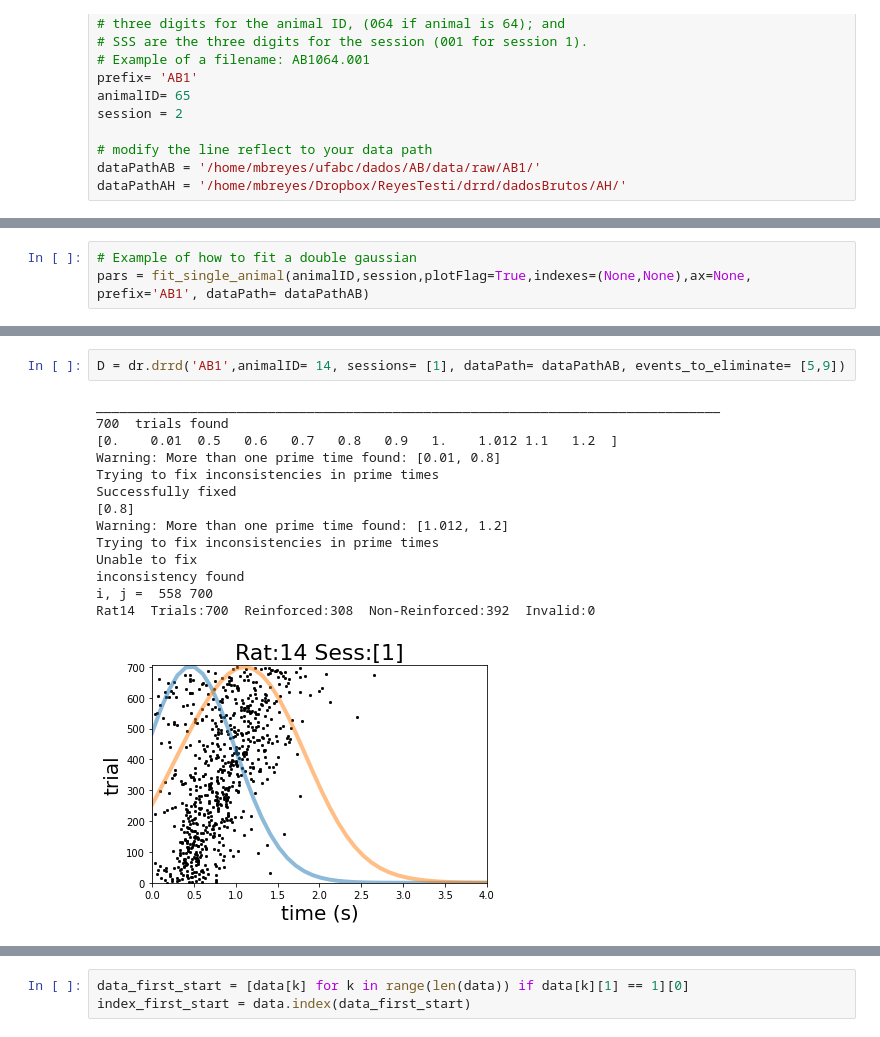
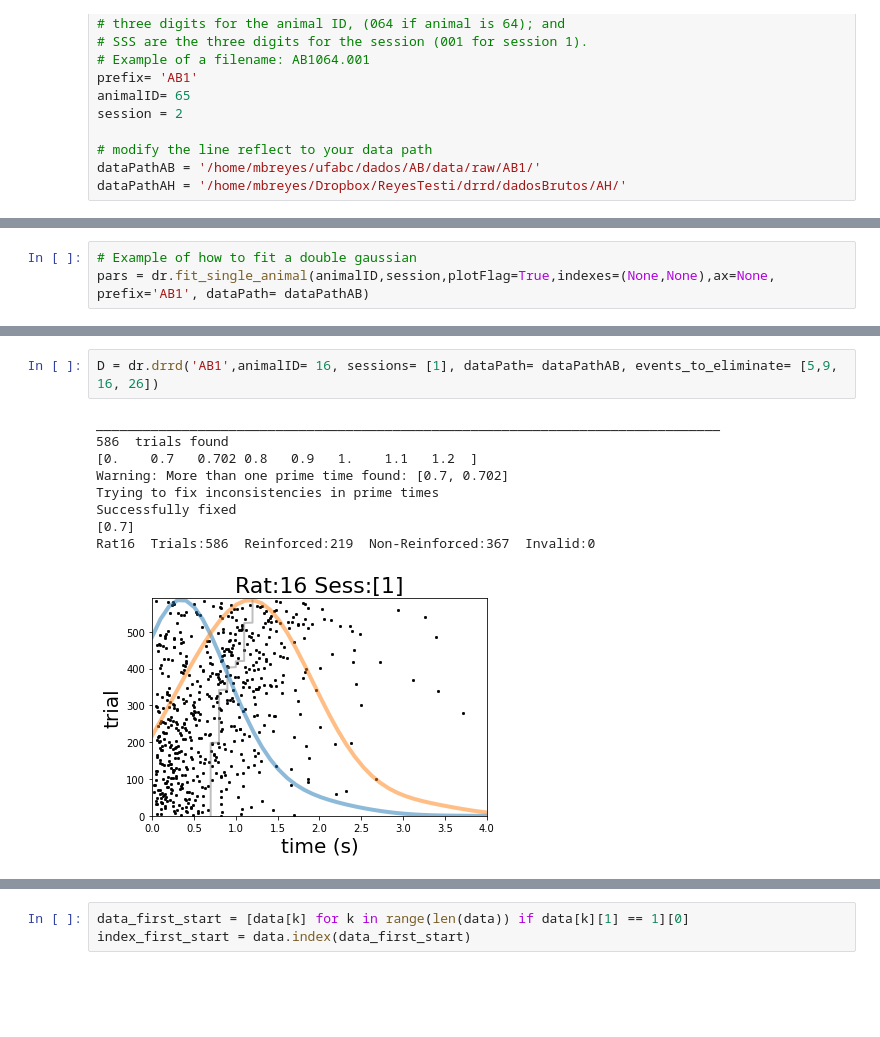
Before and after one commit to marceloreyes/drrd, a Jupyter notebook: python/testDrrd.ipynb, the cells around one changed output, grey strips where cells are left out. Saved outputs shown, nothing was run; the diff lists cells and outputs as text; blank space fills up the shorter version.

```diff
--- a/python/testDrrd.ipynb
+++ b/python/testDrrd.ipynb
@@ -32,6 +28,6 @@ Rat64  Trials:844  Reinforced:237  Non-Reinforced:607  Invalid:0
 # %%
 # Example of how to fit a double gaussian
-pars = fit_single_animal(animalID,session,plotFlag=True,indexes=(None,None),ax=None, prefix='AB1', dataPath= dataPathAB)
+pars = dr.fit_single_animal(animalID,session,plotFlag=True,indexes=(None,None),ax=None, prefix='AB1', dataPath= dataPathAB)
 # %% [output]
 ________________________________________________________________________________
 459  trials found
@@ -41,17 +37,12 @@ Rat65  Trials:459  Reinforced:286  Non-Reinforced:173  Invalid:0
 # %%
-D = dr.drrd('AB1',animalID= 14, sessions= [1], dataPath= dataPathAB, events_to_eliminate= [5,9])
+D = dr.drrd('AB1',animalID= 16, sessions= [1], dataPath= dataPathAB, events_to_eliminate= [5,9, 16, 26])
 # %% [output]
 ________________________________________________________________________________
-700  trials found
-[0.    0.01  0.5   0.6   0.7   0.8   0.9   1.    1.012 1.1   1.2  ]
-Warning: More than one prime time found: [0.01, 0.8]
+586  trials found
+[0.    0.7   0.702 0.8   0.9   1.    1.1   1.2  ]
+Warning: More than one prime time found: [0.7, 0.702]
 Trying to fix inconsistencies in prime times
 Successfully fixed
-[0.8]
-Warning: More than one prime time found: [1.012, 1.2]
-Trying to fix inconsistencies in prime times
-Unable to fix
-inconsistency found
-i, j =  558 700
-Rat14  Trials:700  Reinforced:308  Non-Reinforced:392  Invalid:0
+[0.7]
+Rat16  Trials:586  Reinforced:219  Non-Reinforced:367  Invalid:0
-[figure, old version]
+[figure, new version]
```
Also changed, not shown: parts of 47 cells of this notebook, 1 other file.
